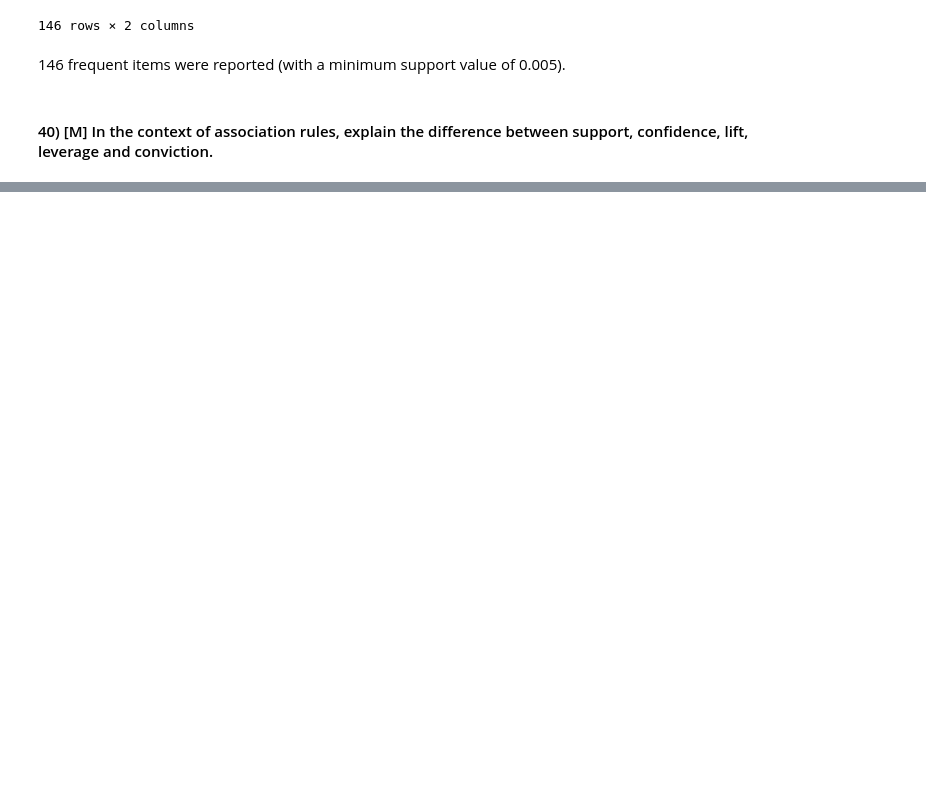
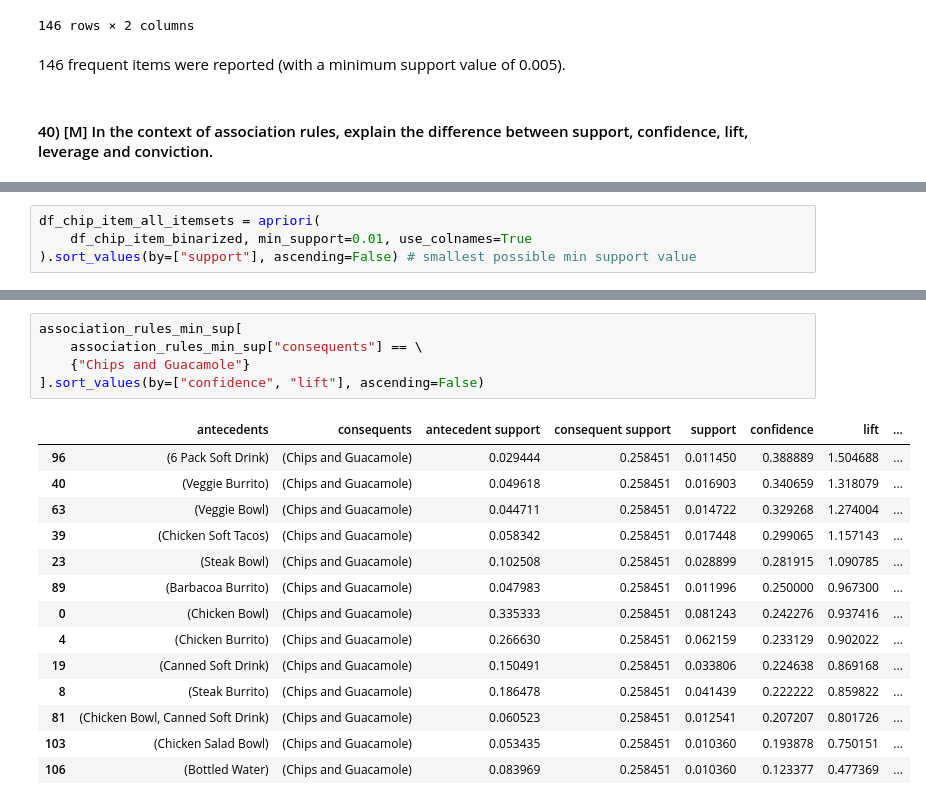
Before and after one commit to ks061/data-mining, a Jupyter notebook: labs/lab09.ipynb, the cells around one changed output, grey strips where cells are left out. Saved outputs shown, nothing was run; the diff lists cells and outputs as text; blank space fills up the shorter version.

```diff
--- a/labs/lab09.ipynb
+++ b/labs/lab09.ipynb
@@ -697,0 +631,4 @@ df_chip_item_binarized
+# %%
+df_chip_item_all_itemsets = apriori(
+    df_chip_item_binarized, min_support=0.01, use_colnames=True
+).sort_values(by=["support"], ascending=False) # smallest possible min support value
@@ -697,0 +704,20 @@ df_chip_item_binarized
+# %%
+association_rules_min_sup[
+    association_rules_min_sup["consequents"] == \
+    {"Chips and Guacamole"}
+].sort_values(by=["confidence", "lift"], ascending=False)
+# %% [output]
+|  | antecedents | consequents | antecedent support | consequent support | support | confidence | lift | ... |
+| 96 | (6 Pack Soft Drink) | (Chips and Guacamole) | 0.029444 | 0.258451 | 0.011450 | 0.388889 | 1.504688 | ... |
+| 40 | (Veggie Burrito) | (Chips and Guacamole) | 0.049618 | 0.258451 | 0.016903 | 0.340659 | 1.318079 | ... |
+| 63 | (Veggie Bowl) | (Chips and Guacamole) | 0.044711 | 0.258451 | 0.014722 | 0.329268 | 1.274004 | ... |
+| 39 | (Chicken Soft Tacos) | (Chips and Guacamole) | 0.058342 | 0.258451 | 0.017448 | 0.299065 | 1.157143 | ... |
+| 23 | (Steak Bowl) | (Chips and Guacamole) | 0.102508 | 0.258451 | 0.028899 | 0.281915 | 1.090785 | ... |
+| 89 | (Barbacoa Burrito) | (Chips and Guacamole) | 0.047983 | 0.258451 | 0.011996 | 0.250000 | 0.967300 | ... |
+| 0 | (Chicken Bowl) | (Chips and Guacamole) | 0.335333 | 0.258451 | 0.081243 | 0.242276 | 0.937416 | ... |
+| 4 | (Chicken Burrito) | (Chips and Guacamole) | 0.266630 | 0.258451 | 0.062159 | 0.233129 | 0.902022 | ... |
+| 19 | (Canned Soft Drink) | (Chips and Guacamole) | 0.150491 | 0.258451 | 0.033806 | 0.224638 | 0.869168 | ... |
+| 8 | (Steak Burrito) | (Chips and Guacamole) | 0.186478 | 0.258451 | 0.041439 | 0.222222 | 0.859822 | ... |
+| 81 | (Chicken Bowl, Canned Soft Drink) | (Chips and Guacamole) | 0.060523 | 0.258451 | 0.012541 | 0.207207 | 0.801726 | ... |
+| 103 | (Chicken Salad Bowl) | (Chips and Guacamole) | 0.053435 | 0.258451 | 0.010360 | 0.193878 | 0.750151 | ... |
+| 106 | (Bottled Water) | (Chips and Guacamole) | 0.083969 | 0.258451 | 0.010360 | 0.123377 | 0.477369 | ... |
```
Also changed, not shown: parts of 40 cells of this notebook.
